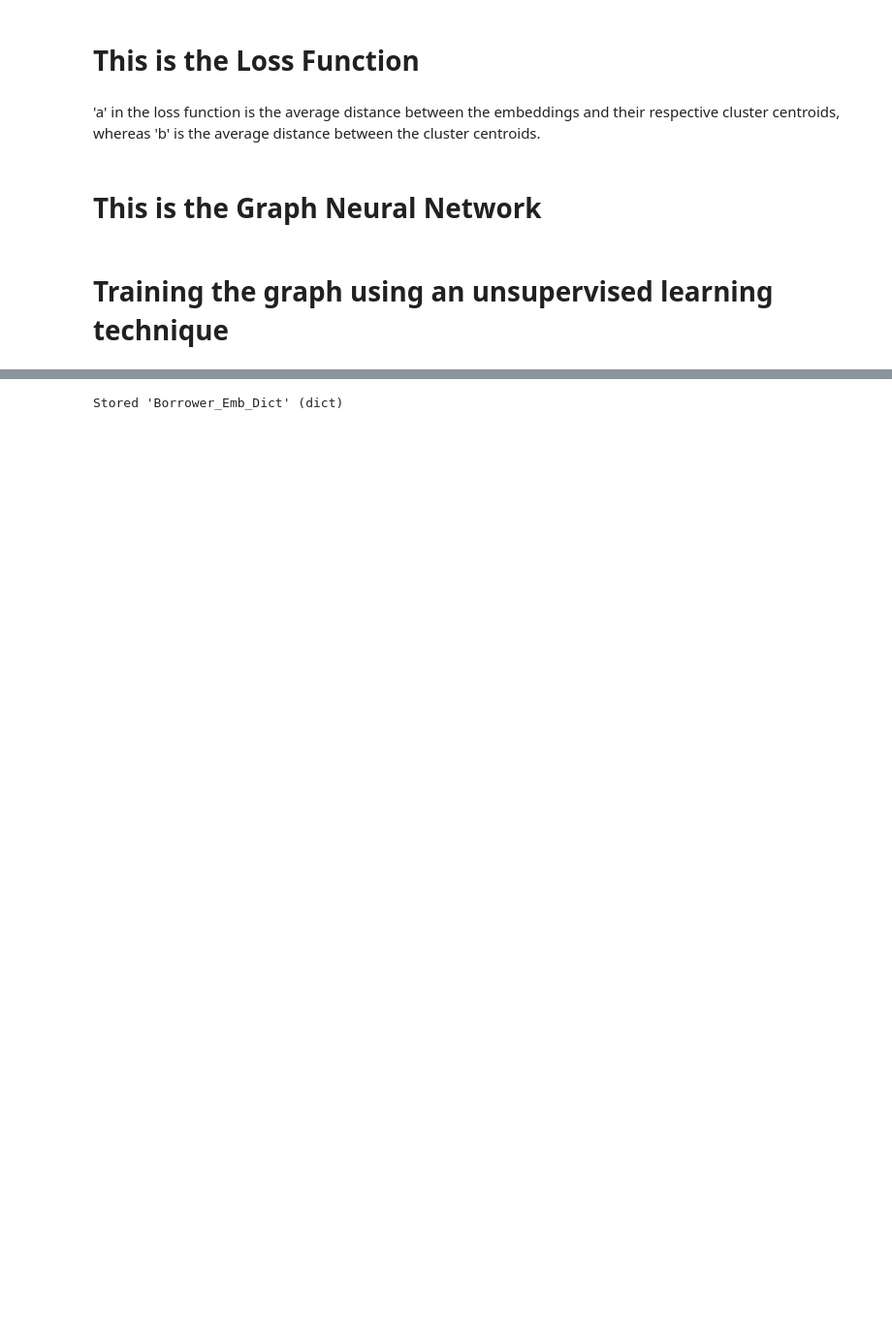
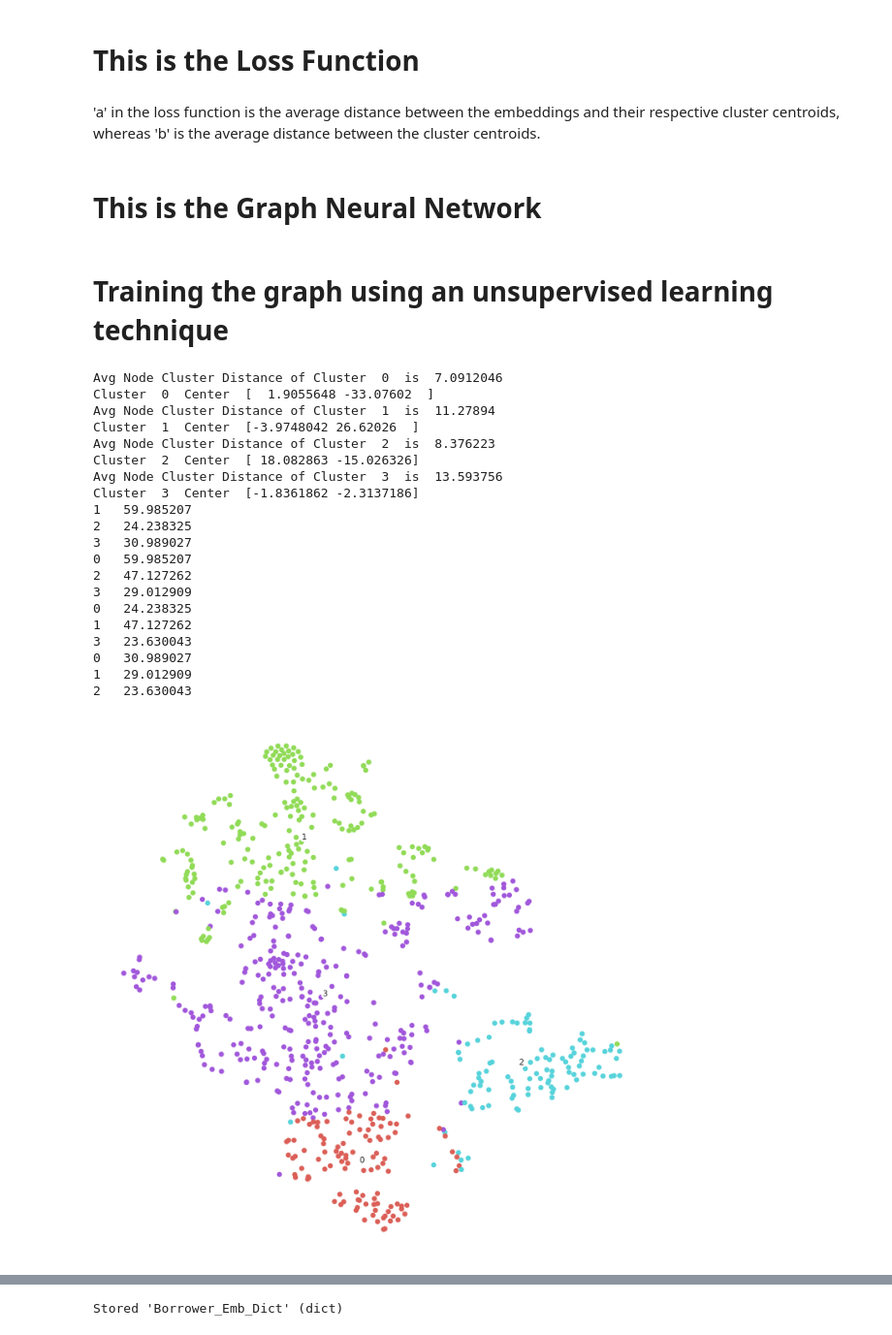
Before and after one commit to SaiChaitanya-ON/Personalized-Sector-with-Knowledge-Graph, a Jupyter notebook: notebooks/Proof_of_Concept_KG.ipynb, the cells around one changed output, grey strips where cells are left out. Shown at 97% size. Drawn from its saved outputs; the diff is of its cells as text; code cells hidden in the pictures; blank space fills up the shorter version.

```diff
--- a/notebooks/Proof_of_Concept_KG.ipynb
+++ b/notebooks/Proof_of_Concept_KG.ipynb
@@ -55,8 +58,9 @@ def build_borrower_sector_graph(Data_Set):
         ID,data = i
         b_s_dst.append(sector_list.index(data['Sector']))
 
-    b_s_src = T.arange(n_borrowers)
-    b_s_dst = T.tensor(b_s_dst)
+    b_s_src = T.arange(n_borrowers,dtype=T.int64)
+    b_s_dst = T.tensor(b_s_dst,dtype=T.int64)
+
 
 
     data_dict = {
@@ -71,7 +75,7 @@ def build_borrower_sector_graph(Data_Set):
     ('Att_Description', 'text_att', 'Description' ):(T.arange(n_borrowers), T.arange(n_borrowers)),
 
     ('sector', 'belongs to', 'borrower'): (b_s_dst, b_s_src),
-    ('Factor', 'effect', 'sector'): (T.tensor([0,1,2]), T.tensor([0,1,2]))
+    ('Factor', 'effect', 'sector'): (T.arange(n_sectors), T.arange(n_sectors))
     }
 
     return dgl.heterograph(data_dict),n_borrowers,n_sectors, b_s_dst
@@ -201,58 +307,85 @@ NT_feats = G.nodes['NDE&TDE'].data['f']
 Des_feats = G.nodes['Description'].data['f']
 Des_att_feats = G.nodes['Att_Description'].data['f']
 factor_feats = G.nodes['Factor'].data['f']
-dummy_borrower_feats = T.ones(n_borrowers,768)
+dummy_borrower_feats = T.ones(n_borrowers,15)
 
 node_features = {'borrower':borrower_feats,'sector':sector_feats,'R':R_feats,'E':E_feats,'R&E':RE_feats,'NDE':NDE_feats,
                  'Description':Des_feats,'Att_Description':Des_att_feats,'TDE':TDE_feats,'NDE&TDE': NT_feats,
                  'Factor':factor_feats,'dummy_borrower' : dummy_borrower_feats}
 opt = T.optim.Adam(model.parameters(),lr=0.01)
 
-clusters = 3
+clusters = 4
 Loss = []
-epochs = 1
+epochs = 101
 index = [i for i, n in enumerate(sector_list) if n == 0]
 index2 = [i for i, n in enumerate(sector_list) if n == 1]
 index3 = [i for i, n in enumerate(sector_list) if n == 2]
 
 
 for epoch in range(epochs):
 
     model.train()                              # Forward Propogation
     logits = model(G, node_features)
     Borrower_Emb = logits['borrower'].detach().numpy()
 
-    training_kmeans = KMeans(n_clusters=clusters, random_state=0).fit(Borrower_Emb)    # K_Means Clustering
-    centers = training_kmeans.cluster_centers_
 
-#     if epoch == 0:                                       #TSNE before training
-#         fashion_tsne = TSNE(random_state=0).fit_transform(Borrower_Emb)
-#         fashion_scatter(fashion_tsne, training_kmeans.labels_)
+    if epoch%25 == 0:
 
-#     target_centers = []
-#     for i in Borrower_Emb:
-#         l = []
-#         for j in centers:
-#             mse = np.square(i - j).mean()
-#             l.append(mse)
+        training_kmeans = KMeans(n_clusters=clusters, random_state=0).fit(Borrower_Emb)    # K_Means Clustering
+        centers = training_kmeans.cluster_centers_
 
-#         target_centers.append(l.index(min(l)))
+        #TSNE before training
+        if epoch == 0:
+            fashion_tsne = TSNE(random_state=0).fit_transform(Borrower_Emb)
+            fashion_scatter(fashion_tsne, training_kmeans.labels_)
 
 
-#     centers = T.tensor(centers)
-#     target_centers = centers[T.tensor(target_centers)]
+        target_centers = []
+        for i in Borrower_Emb:
+            l = []
+            for j in centers:
+                mse = np.square(i - j).mean()
+                l.append(mse)
+
+            target_centers.append(l.index(min(l)))
 
 
-#     score = Loss_Function(logits['borrower'], target_centers, centers, training_kmeans.labels_)     # Loss Calculation
-#     Loss.append(score.tolist())
+        centers = T.tensor(centers)
+        target_centers = centers[T.tensor(target_centers)]
 
 
-#     opt.zero_grad()             # Back Propogation
-#     score.backward()
-#     opt.step()
+    loss = Loss_Function(logits['borrower'], target_centers, centers, training_kmeans.labels_)     # Loss Calculation
+    Loss.append(loss.tolist())
+
+
+    opt.zero_grad()             # Back Propogation
+    loss.backward()
+    opt.step()
 
 
 
 # training_labels = training_kmeans.labels_
 # %store training_labels
+# %% [output]
+Avg Node Cluster Distance of Cluster  0  is  7.0912046
+Cluster  0  Center  [  1.9055648 -33.07602  ]
+Avg Node Cluster Distance of Cluster  1  is  11.27894
+Cluster  1  Center  [-3.9748042 26.62026  ]
+Avg Node Cluster Distance of Cluster  2  is  8.376223
+Cluster  2  Center  [ 18.082863 -15.026326]
+Avg Node Cluster Distance of Cluster  3  is  13.593756
+Cluster  3  Center  [-1.8361862 -2.3137186]
+1   59.985207
+2   24.238325
+3   30.989027
+0   59.985207
+2   47.127262
+3   29.012909
+0   24.238325
+1   47.127262
+3   23.630043
+0   30.989027
+1   29.012909
+2   23.630043
+[figure, added]
 # %%
```
Also changed, not shown: parts of 23 cells of this notebook, 25 other files.
